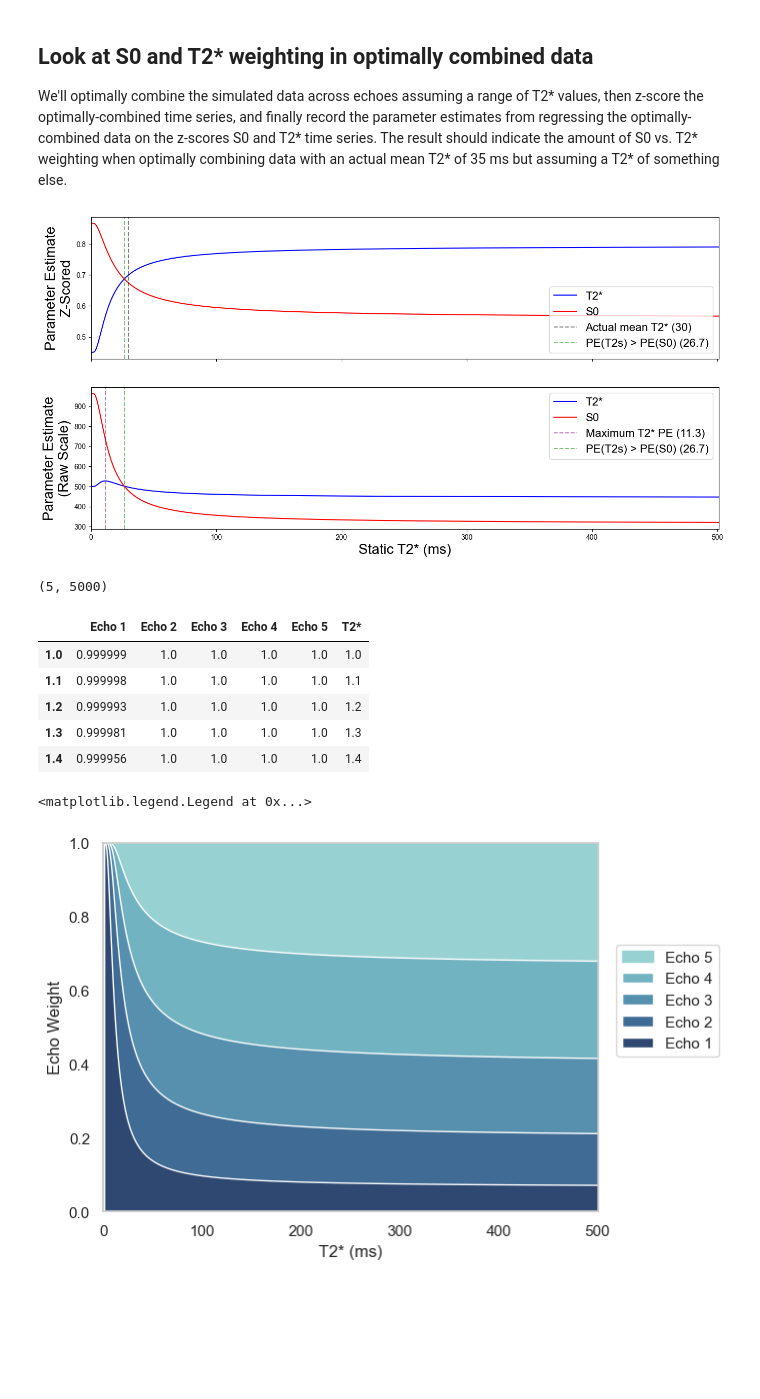
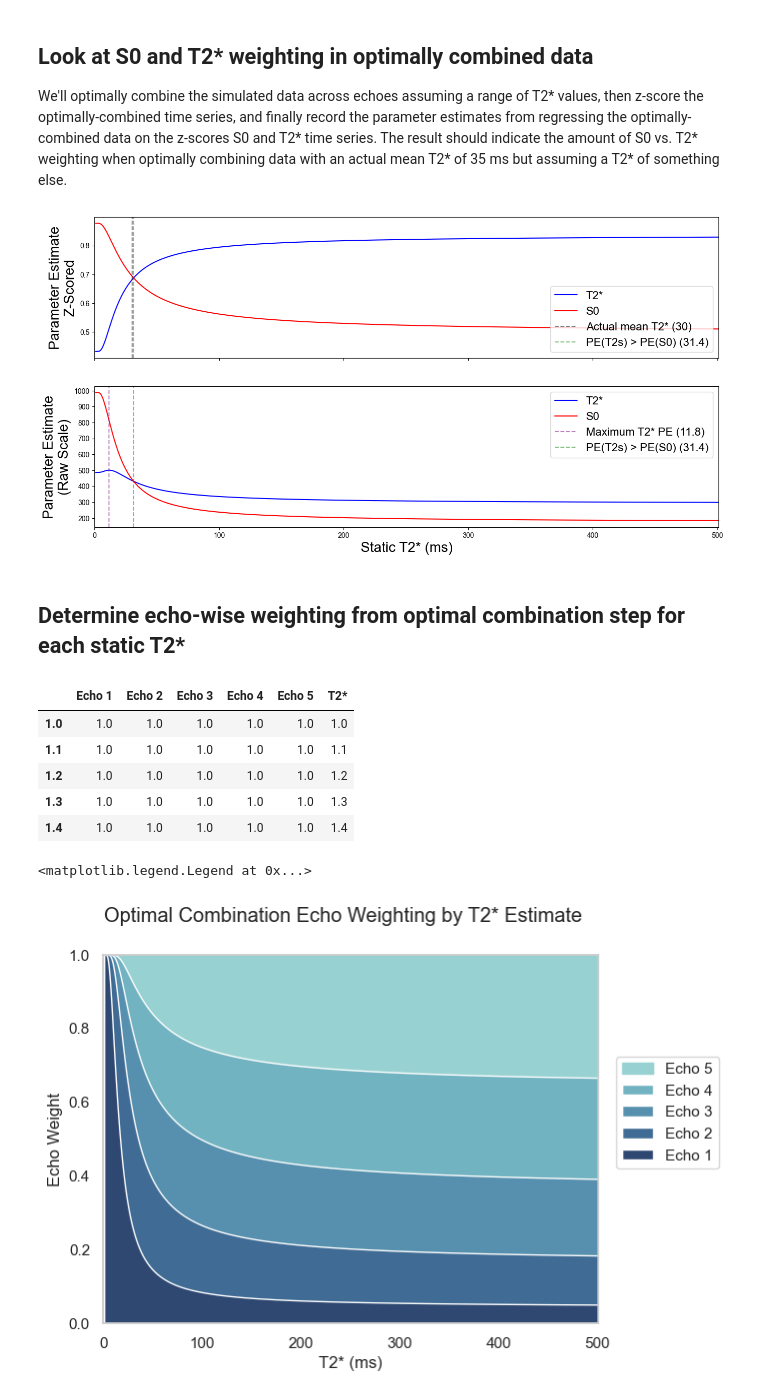
Before and after one commit to tsalo/multiecho-simulation, a Jupyter notebook: tsalo_sandbox.ipynb, the cells around one changed output. Drawn from its saved outputs; the diff is of its cells as text; code cells hidden in the pictures; blank space fills up the shorter version.

```diff
--- a/tsalo_sandbox.ipynb
+++ b/tsalo_sandbox.ipynb
@@ -137,5 +144,6 @@ print(np.std(t2s_ts))
 # %%
-echo_times = np.array([15, 30, 45, 60, 75])
+# echo_times = np.array([15, 30, 45, 60, 75])
+echo_times = np.array([14.2, 38.93, 63.66, 88.39, 113.12])
 predicted_bold = predict_bold_signal(echo_times, s0_ts, t2s_ts)
 # %%
 plt.plot(predicted_bold.T)
@@ -173,10 +179,22 @@ fig, axes = plt.subplots(figsize=(16, 8), nrows=2, sharex=True)
 axes[0].plot(ft2s, pes[:, 0], color='blue', label='T2*')
 axes[0].plot(ft2s, pes[:, 1], color='red', label='S0')
 axes[1].set_xlabel('Static T2* (ms)', fontsize=20)
-axes[0].axvline(MEAN_T2S, color='black', linestyle='--', alpha=0.5, label=f'Actual mean T2* ({MEAN_T2S})')
+axes[0].axvline(
+    MEAN_T2S,
+    color='black',
+    linestyle='--',
+    alpha=0.5,
+    label=f'Actual mean T2* ({MEAN_T2S})',
+)
 better_t2s_idx = np.where(pes[:, 0] > pes[:, 1])[0][0]
 better_t2s = ft2s[better_t2s_idx]
-axes[0].axvline(better_t2s, linestyle='--', color='green', alpha=0.5, label=f'PE(T2s) > PE(S0) ({np.round(better_t2s, 1)})')
+axes[0].axvline(
+    better_t2s,
+    linestyle='--',
+    color='green',
+    alpha=0.5,
+    label=f'PE(T2s) > PE(S0) ({np.round(better_t2s, 1)})',
+)
 axes[0].set_xlim(0, np.max(ft2s))
 axes[0].legend(fontsize=16, loc='lower right')
 axes[0].set_ylabel('Parameter Estimate\nZ-Scored', fontsize=20)
@@ -186,54 +204,68 @@ axes[1].plot(ft2s, scale_pes[:, 0], color='blue', label='T2*')
 axes[1].plot(ft2s, scale_pes[:, 1], color='red', label='S0')
 best_scaled_t2s_idx = np.argmax(scale_pes[:, 0])
 best_scaled_t2s = ft2s[best_scaled_t2s_idx]
-axes[1].axvline(best_scaled_t2s, linestyle='--', color='purple', alpha=0.5, label=f'Maximum T2* PE ({np.round(best_scaled_t2s, 1)})')
+axes[1].axvline(
+    best_scaled_t2s,
+    linestyle='--',
+    color='purple',
+    alpha=0.5,
+    label=f'Maximum T2* PE ({np.round(best_scaled_t2s, 1)})',
+)
 better_t2s_idx = np.where(scale_pes[:, 0] > scale_pes[:, 1])[0][0]
 better_t2s = ft2s[better_t2s_idx]
-axes[1].axvline(better_t2s, linestyle='--', color='green', alpha=0.5, label=f'PE(T2s) > PE(S0) ({np.round(better_t2s, 1)})')
+axes[1].axvline(
+    better_t2s,
+    linestyle='--',
+    color='green',
+    alpha=0.5,
+    label=f'PE(T2s) > PE(S0) ({np.round(better_t2s, 1)})',
+)
 axes[1].legend(fontsize=16)
 axes[1].set_ylabel('Parameter Estimate\n(Raw Scale)', fontsize=20)
 sns.set_style('whitegrid')
 # %% [output]
-[figure, old version]
+[figure, new version]
+# %% [markdown]
+## Determine echo-wise weighting from optimal combination step for each static T2*
 # %%
 tes = echo_times[:, None]
 ft2s_ = ft2s[None, :]
 
 alpha = tes * np.exp(-tes / ft2s_)
 alpha = alpha / np.sum(alpha, axis=0)
-print(alpha.shape)
 echo_names = [f'Echo {i + 1}' for i in range(len(echo_times))]
 alpha_df = pd.DataFrame(index=ft2s, columns=echo_names, data=alpha.T)
+
 # We want ascending echoes to have the cumulative sum.
 alpha_df = alpha_df.cumsum(axis=1)
 alpha_df['T2*'] = alpha_df.index
 alpha_df.head()
 # %% [output]
-(5, 5000)
 |  | Echo 1 | Echo 2 | Echo 3 | Echo 4 | Echo 5 | T2* |
-| 1.0 | 0.999999 | 1.0 | 1.0 | 1.0 | 1.0 | 1.0 |
-| 1.1 | 0.999998 | 1.0 | 1.0 | 1.0 | 1.0 | 1.1 |
-| 1.2 | 0.999993 | 1.0 | 1.0 | 1.0 | 1.0 | 1.2 |
-| 1.3 | 0.999981 | 1.0 | 1.0 | 1.0 | 1.0 | 1.3 |
-| 1.4 | 0.999956 | 1.0 | 1.0 | 1.0 | 1.0 | 1.4 |
+| 1.0 | 1.0 | 1.0 | 1.0 | 1.0 | 1.0 | 1.0 |
+| 1.1 | 1.0 | 1.0 | 1.0 | 1.0 | 1.0 | 1.1 |
+| 1.2 | 1.0 | 1.0 | 1.0 | 1.0 | 1.0 | 1.2 |
+| 1.3 | 1.0 | 1.0 | 1.0 | 1.0 | 1.0 | 1.3 |
+| 1.4 | 1.0 | 1.0 | 1.0 | 1.0 | 1.0 | 1.4 |
 # %%
 sns.set_theme(style="whitegrid")
 
 fig, ax = plt.subplots()
 echo_cols = sorted([c for c in alpha_df.columns.tolist() if c.startswith('Echo ')], reverse=True)
 palette = sns.color_palette('ch:rot=-.25,hue=1,light=.75')
 for i_col, col in enumerate(echo_cols):
     y = alpha_df[col]
     x = alpha_df['T2*']
     kwargs = {}
     if i_col != 0:
         kwargs = {'edgecolor': 'white'}
     ax.fill_between(x, y, color=palette[i_col], label=col, **kwargs)
 ax.set_ylim(0, 1)
 ax.set_xlim(0, np.max(ft2s))
 ax.set_xlabel('T2* (ms)')
 ax.set_ylabel('Echo Weight')
+fig.suptitle('Optimal Combination Echo Weighting by T2* Estimate')
 fig.legend(loc='outside center right', bbox_to_anchor=(0., 0.5, 1.1, 0.1))
 # %% [output]
 <matplotlib.legend.Legend at 0x...>
-[figure, old version]
+[figure, new version]
```
Also changed, not shown: parts of 6 cells of this notebook.
